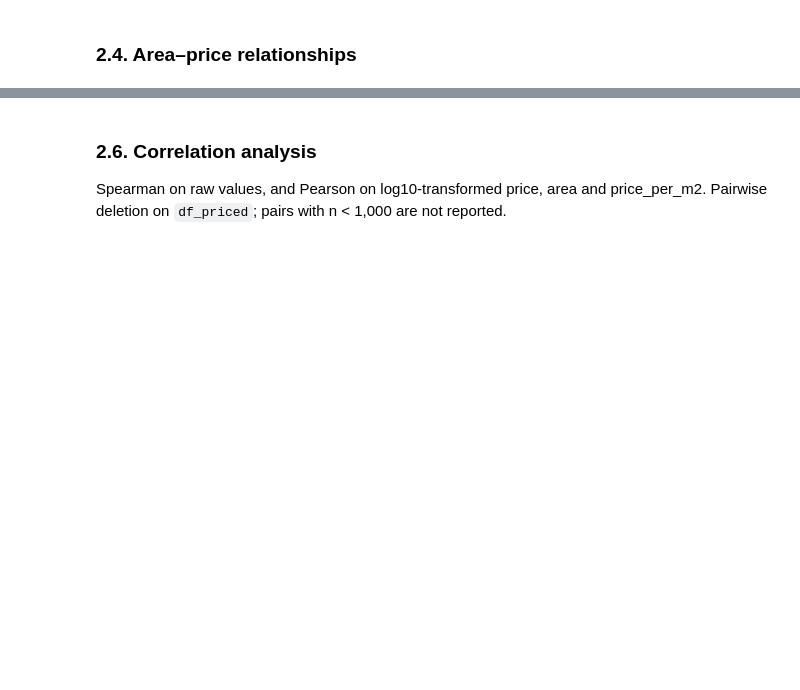
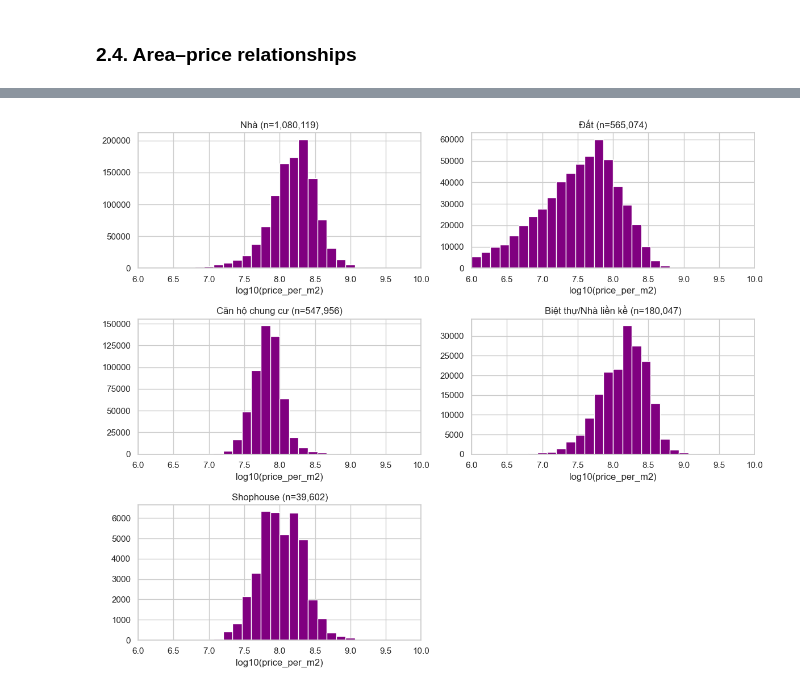
Before and after one commit to kahn-29/261-Programming-for-AI-and-DS, a Jupyter notebook: notebooks/02_eda_price-analysis.ipynb, the cells around one changed output, grey strips where cells are left out. Cells and saved outputs as stored; diff of their text form; code cells hidden in the pictures; blank space fills up the shorter version.

```diff
--- a/notebooks/02_eda_price-analysis.ipynb
+++ b/notebooks/02_eda_price-analysis.ipynb
@@ -167,7 +134,16 @@ plot_box(df_priced, "property_type_name", "price", type_order,
 # %%
-fig, ax = plt.subplots(figsize=(10, 4))
-ax.hist(np.log10(df_priced["price_per_m2"]), bins=60, color="purple")
-ax.set_title(title_with_n("price_per_m2 log10 scale", "df_priced", len(df_priced)))
-ax.set_xlabel("log10(price_per_m2)")
+top_types = df_priced["property_type_name"].value_counts().head(5).index
+
+fig, axes = plt.subplots(3, 2, figsize=(12, 10))
+axes = axes.ravel()
+for ax, t in zip(axes, top_types):
+    vals = np.log10(df_priced.loc[df_priced["property_type_name"] == t, "price_per_m2"])
+    ax.hist(vals, bins=30, range=(6, 10), color="purple")
+    ax.set_xlim(6, 10)
+    ax.set_title(f"{t} (n={len(vals):,})")
+    ax.set_xlabel("log10(price_per_m2)")
+axes[5].set_visible(False)
 plt.tight_layout()
 plt.show()
+# %% [output]
+[figure, added]
@@ -180,4 +149,0 @@ plot_box(df_priced, "property_type_name", "price_per_m2", type_order,
-# %% [markdown]
-### 2.6. Correlation analysis
-
-Spearman on raw values, and Pearson on log10-transformed price, area and price_per_m2. Pairwise deletion on `df_priced`; pairs with n < 1,000 are not reported.
```
Also changed, not shown: parts of 22 cells of this notebook, 5 other files.
